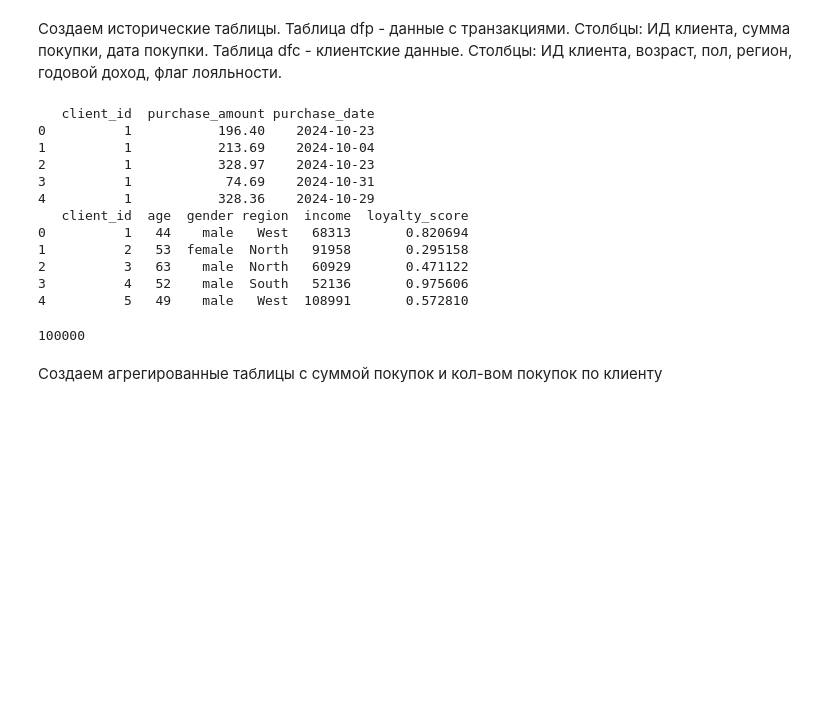
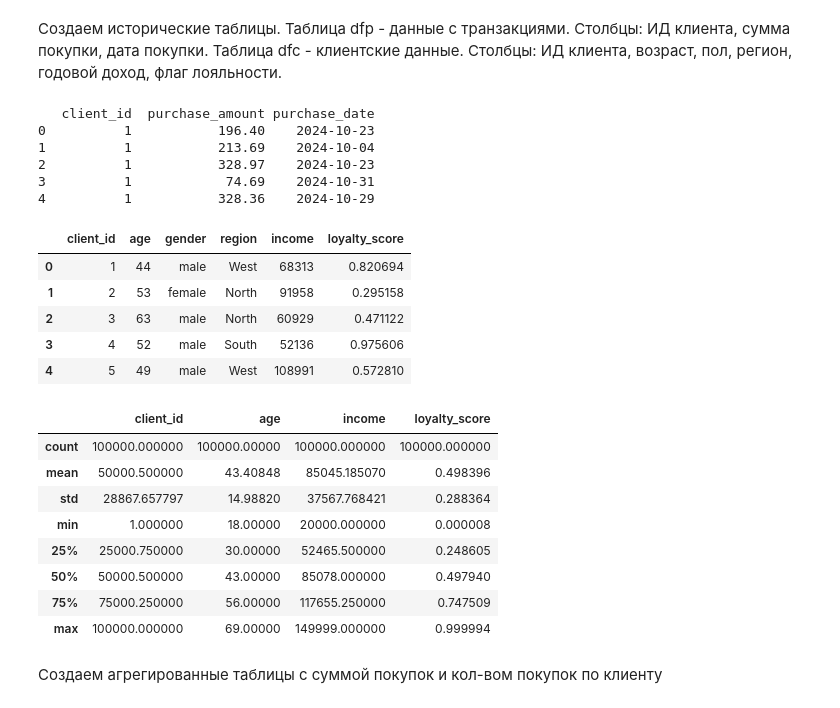
Before and after one commit to Tsyden/AB-testing, a Jupyter notebook: AB_testing_practice.ipynb, the cells around one changed output. Cells and saved outputs as stored; diff of their text form; code cells hidden in the pictures; blank space fills up the shorter version.

```diff
--- a/AB_testing_practice.ipynb
+++ b/AB_testing_practice.ipynb
@@ -46,7 +46,7 @@ dfc = pd.DataFrame({
     "income": np.random.randint(20000, 150000, size=num_clients),  # годовой доход
     "loyalty_score": np.random.uniform(0, 1, size=num_clients)  # уровень лояльности (0-1)
 })
-print(dfc.head(5))
+dfc.head(5)
 # %% [output]
    client_id  purchase_amount purchase_date
 0          1           196.40    2024-10-23
@@ -54,16 +54,24 @@ print(dfc.head(5))
 2          1           328.97    2024-10-23
 3          1            74.69    2024-10-31
 4          1           328.36    2024-10-29
-   client_id  age  gender region  income  loyalty_score
-0          1   44    male   West   68313       0.820694
-1          2   53  female  North   91958       0.295158
-2          3   63    male  North   60929       0.471122
-3          4   52    male  South   52136       0.975606
-4          5   49    male   West  108991       0.572810
+|  | client_id | age | gender | region | income | loyalty_score |
+| 0 | 1 | 44 | male | West | 68313 | 0.820694 |
+| 1 | 2 | 53 | female | North | 91958 | 0.295158 |
+| 2 | 3 | 63 | male | North | 60929 | 0.471122 |
+| 3 | 4 | 52 | male | South | 52136 | 0.975606 |
+| 4 | 5 | 49 | male | West | 108991 | 0.572810 |
 # %%
-dfc.client_id.nunique()
+dfc.describe()
 # %% [output]
-100000
+|  | client_id | age | income | loyalty_score |
+| count | 100000.000000 | 100000.00000 | 100000.000000 | 100000.000000 |
+| mean | 50000.500000 | 43.40848 | 85045.185070 | 0.498396 |
+| std | 28867.657797 | 14.98820 | 37567.768421 | 0.288364 |
+| min | 1.000000 | 18.00000 | 20000.000000 | 0.000008 |
+| 25% | 25000.750000 | 30.00000 | 52465.500000 | 0.248605 |
+| 50% | 50000.500000 | 43.00000 | 85078.000000 | 0.497940 |
+| 75% | 75000.250000 | 56.00000 | 117655.250000 | 0.747509 |
+| max | 100000.000000 | 69.00000 | 149999.000000 | 0.999994 |
 # %% [markdown]
 Создаем агрегированные таблицы с суммой покупок и кол-вом покупок по клиенту
 # %%
```
Also changed, not shown: parts of 16 cells of this notebook.
